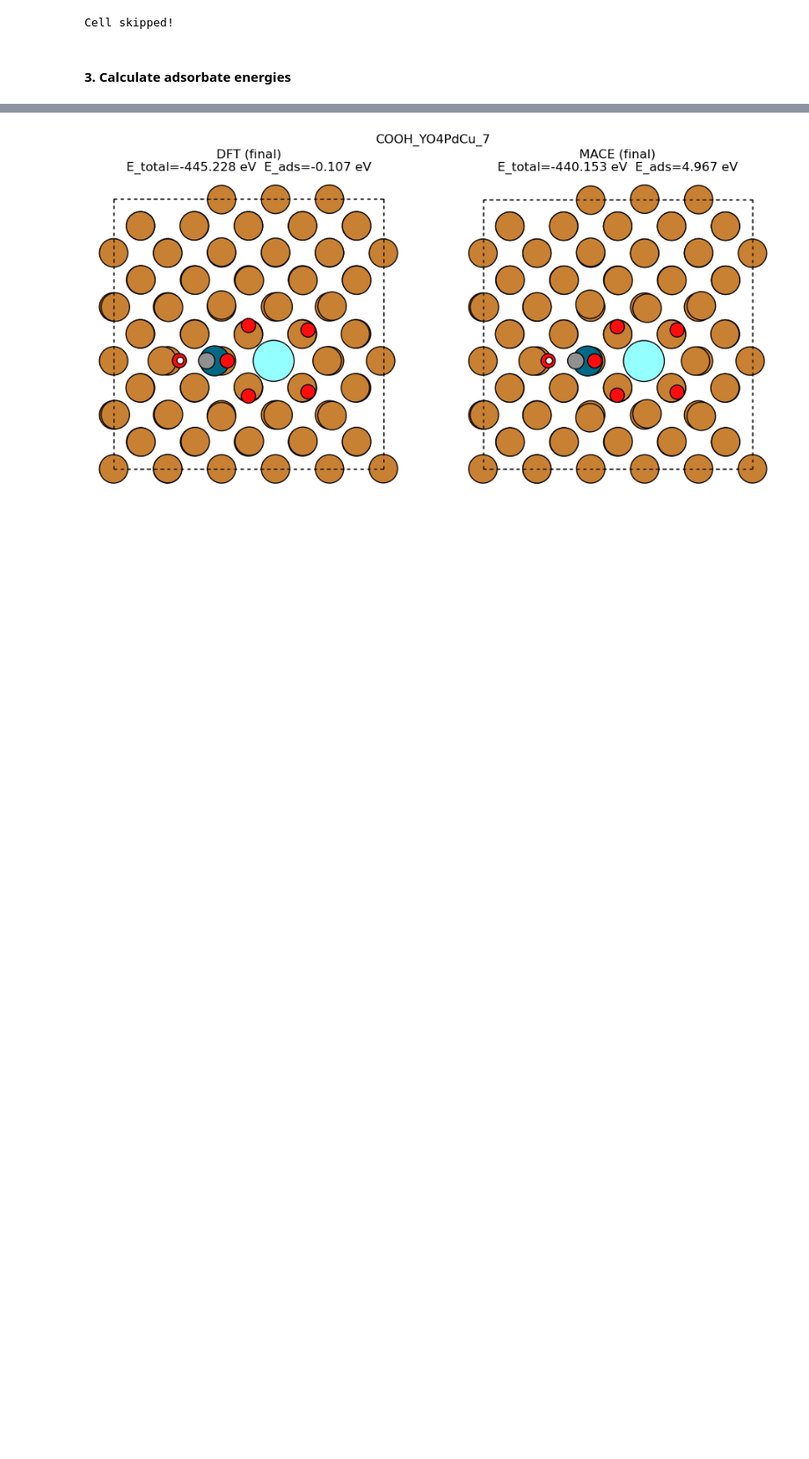
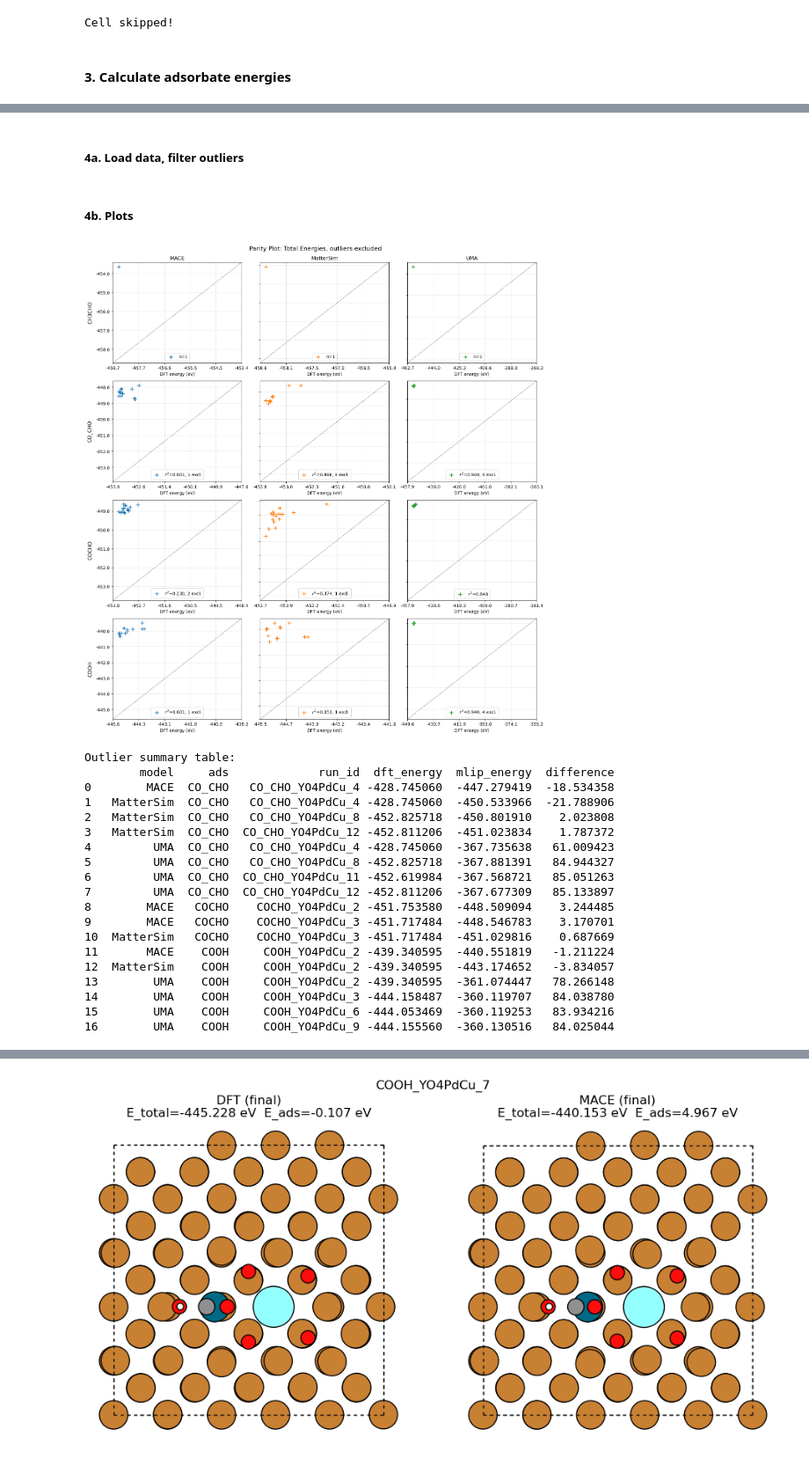
Before and after one commit to zbschwab/mlip-dft-relaxed-comparison, a Jupyter notebook: YPdCu_slab/mlips-relaxed-dft-benchmark.ipynb, the cells around one changed output, grey strips where cells are left out. Shown at 88% size. Cells and saved outputs as stored; diff of their text form; code cells hidden in the pictures; blank space fills up the shorter version.

Commit message:
initial notebook commit

```diff
--- a/YPdCu_slab/mlips-relaxed-dft-benchmark.ipynb
+++ b/YPdCu_slab/mlips-relaxed-dft-benchmark.ipynb
@@ -115,7 +133,10 @@ def load_frame(path, index=-1):
 
 if RUN_RELAXATIONS:
     for run in RUNS:
-        write(f"dft-trajectories/{run['run_id']}_dft.xyz", load_frames(run['path']))
+        outfile = Path(f"dft-trajectories/{run['run_id']}_dft.xyz")
+
+        if not outfile.exists():
+            write(outfile, load_frames(run['path']))
 else:
     print("Cell skipped!")
 # %% [output]
@@ -226,16 +263,0 @@ for model in MODELS:
-# %%
-import matplotlib.pyplot as plt
-from scipy.stats import pearsonr
-from sklearn.metrics import r2_score
-
-# initialize keys for dict of dft energies
-dft_energies = {ads: {} for ads in ADSORBATE_CALCS}
-
-for run in RUNS:
-    atoms = read(f"dft-trajectories/{run['run_id']}_dft.xyz", index=-1)
-    total = atoms.get_potential_energy()
-    dft_energies[run['ads']][run['run_id']] = {  # index by adsorbate for easier plotting later
-        "total":    total,
-        "adsorbed": ADSORBATE_CALCS[run['ads']](total)
-    }
-#
@@ -383,0 +266,2 @@ COOH_YO4PdCu_2                      5.780      4.569      1.211
+# %% [markdown]
+##### 4a. Load data, filter outliers
@@ -383,0 +314,15 @@ COOH_YO4PdCu_2                      5.780      4.569      1.211
+# %%
+def filter_outliers(x, y, keys, thresh=3.5):
+    x, y = np.array(x), np.array(y)
+    resid = y - x
+    med = np.median(resid)
+    mad = np.median(np.abs(resid - med))
+    if mad == 0:
+        mask = np.ones_like(resid, dtype=bool)
+    else:
+        mod_z = 0.6745 * (resid - med) / mad
+        mask = np.abs(mod_z) < thresh
+    dropped = [(k, xi, yi) for k, xi, yi, m in zip(keys, x, y, mask) if not m]
+    return mask, dropped
+# %% [markdown]
+##### 4b. Plots
@@ -383,0 +387,31 @@ COOH_YO4PdCu_2                      5.780      4.569      1.211
+# %%
+# generate parity plots
+
+# # with no removed points
+# parity_plot(df, "total",    "Parity Plot: Total Energies (relaxed MLIPs vs. DFT)")
+# parity_plot(df, "adsorbed", "Parity Plot: Adsorption Energies (relaxed MLIPs vs. DFT)")
+
+# with outliers removed
+parity_plot(df, "total",    "Parity Plot: Total Energies, outliers excluded", drop_outliers=True, show_outlier_table=True)
+parity_plot(df, "adsorbed", "Parity Plot: Adsorption Energies, outliers excluded", drop_outliers=True)
+# %% [output]
+[figure, added]
+Outlier summary table:
+        model     ads             run_id  dft_energy  mlip_energy  difference
+0        MACE  CO_CHO   CO_CHO_YO4PdCu_4 -428.745060  -447.279419  -18.534358
+1   MatterSim  CO_CHO   CO_CHO_YO4PdCu_4 -428.745060  -450.533966  -21.788906
+2   MatterSim  CO_CHO   CO_CHO_YO4PdCu_8 -452.825718  -450.801910    2.023808
+3   MatterSim  CO_CHO  CO_CHO_YO4PdCu_12 -452.811206  -451.023834    1.787372
+4         UMA  CO_CHO   CO_CHO_YO4PdCu_4 -428.745060  -367.735638   61.009423
+5         UMA  CO_CHO   CO_CHO_YO4PdCu_8 -452.825718  -367.881391   84.944327
+6         UMA  CO_CHO  CO_CHO_YO4PdCu_11 -452.619984  -367.568721   85.051263
+7         UMA  CO_CHO  CO_CHO_YO4PdCu_12 -452.811206  -367.677309   85.133897
+8        MACE   COCHO    COCHO_YO4PdCu_2 -451.753580  -448.509094    3.244485
+9        MACE   COCHO    COCHO_YO4PdCu_3 -451.717484  -448.546783    3.170701
+10  MatterSim   COCHO    COCHO_YO4PdCu_3 -451.717484  -451.029816    0.687669
+11       MACE    COOH     COOH_YO4PdCu_2 -439.340595  -440.551819   -1.211224
+12  MatterSim    COOH     COOH_YO4PdCu_2 -439.340595  -443.174652   -3.834057
+13        UMA    COOH     COOH_YO4PdCu_2 -439.340595  -361.074447   78.266148
+14        UMA    COOH     COOH_YO4PdCu_3 -444.158487  -360.119707   84.038780
+15        UMA    COOH     COOH_YO4PdCu_6 -444.053469  -360.119253   83.934216
+16        UMA    COOH     COOH_YO4PdCu_9 -444.155560  -360.130516   84.025044
```
Also changed, not shown: parts of 22 cells of this notebook.
